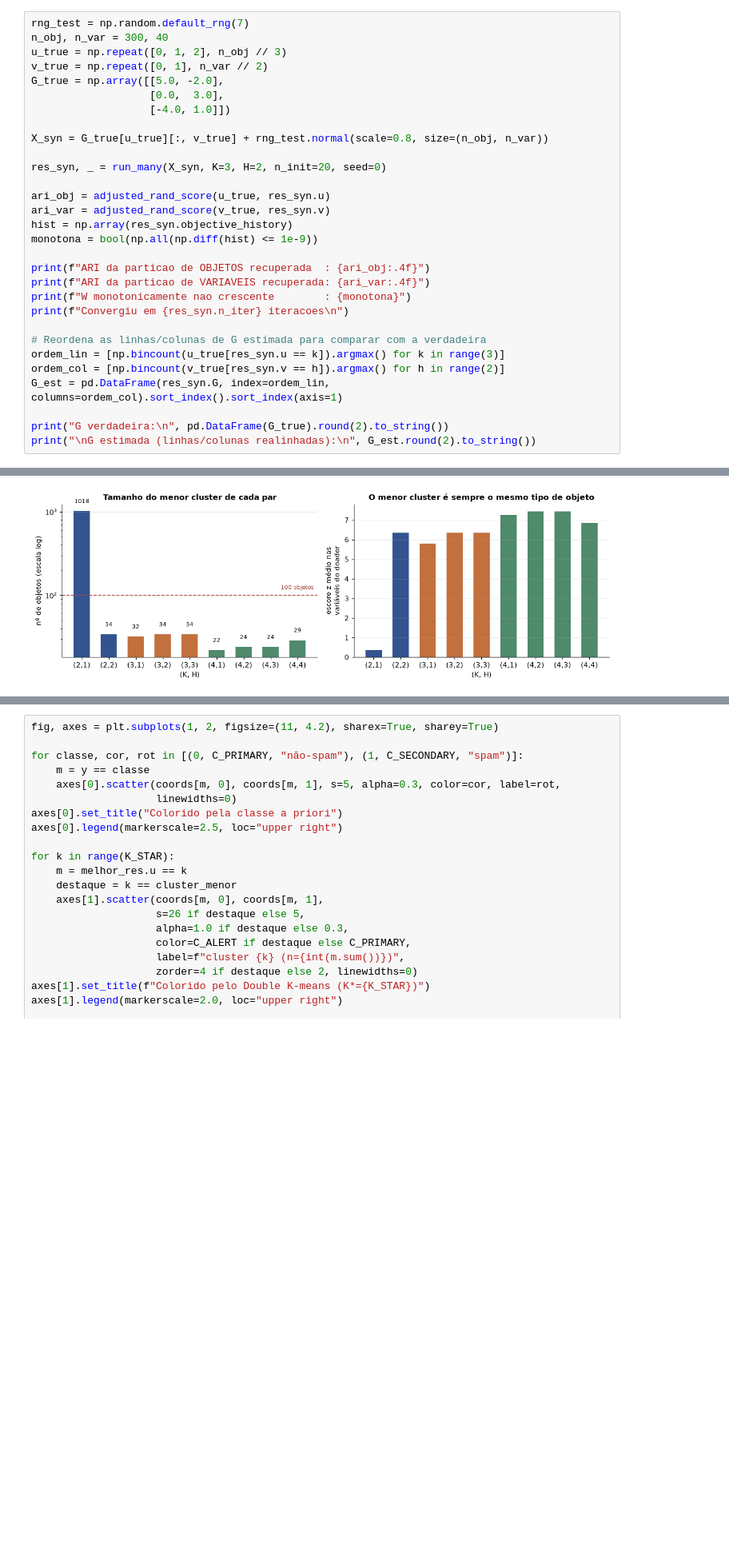
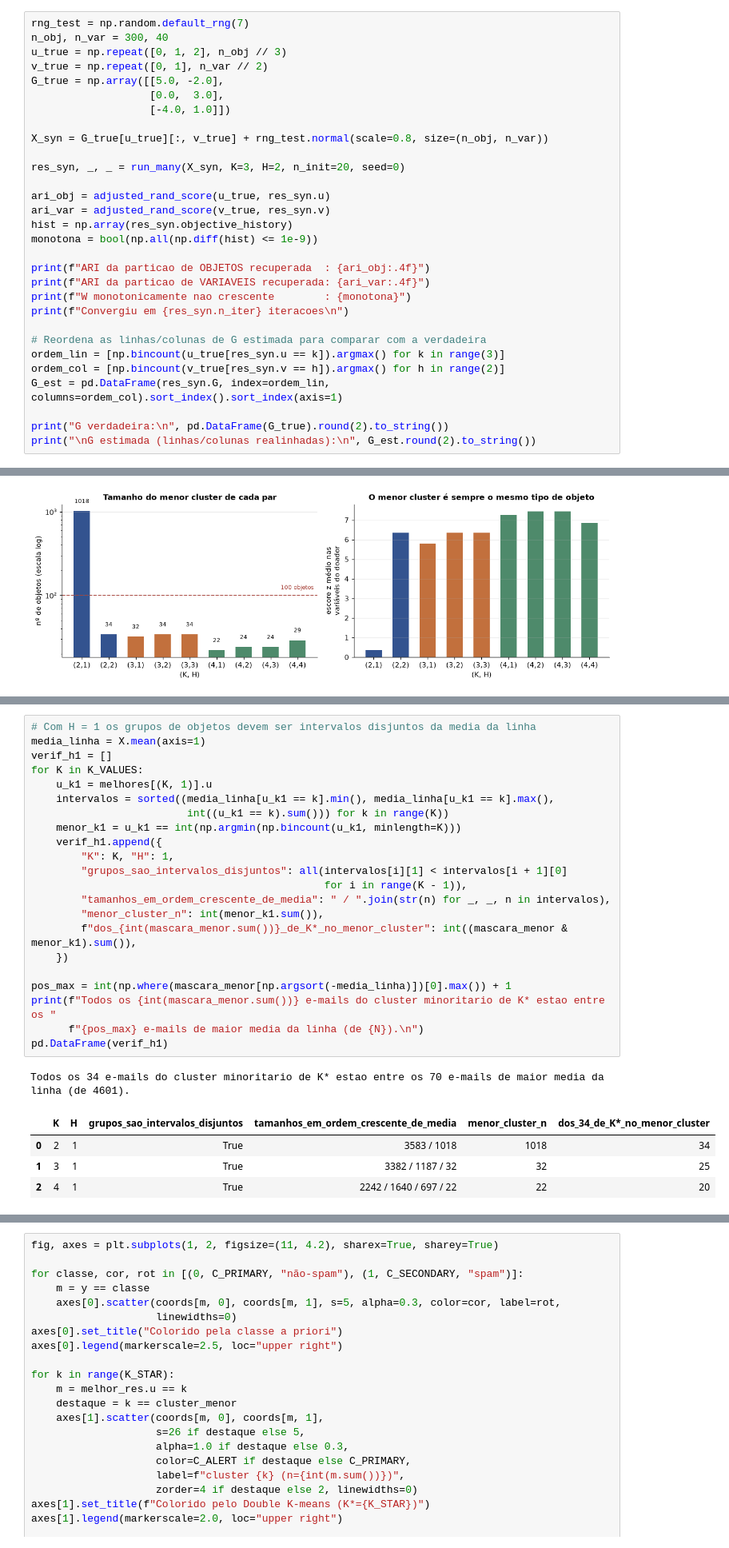
Before and after one commit to Yara-R/Double-k-means, a Jupyter notebook: q1/questao1_double_kmeans.ipynb, the cells around one changed output, grey strips where cells are left out. Shown at 80% size. Drawn from its saved outputs; the diff is of its cells as text; blank space fills up the shorter version.

```diff
--- a/q1/questao1_double_kmeans.ipynb
+++ b/q1/questao1_double_kmeans.ipynb
@@ -713,7 +758,7 @@ G_true = np.array([[5.0, -2.0],
 
 X_syn = G_true[u_true][:, v_true] + rng_test.normal(scale=0.8, size=(n_obj, n_var))
 
-res_syn, _ = run_many(X_syn, K=3, H=2, n_init=20, seed=0)
+res_syn, _, _ = run_many(X_syn, K=3, H=2, n_init=20, seed=0)
 
 ari_obj = adjusted_rand_score(u_true, res_syn.u)
 ari_var = adjusted_rand_score(v_true, res_syn.v)
@@ -1674,0 +1768,28 @@ plt.show()
+# %%
+# Com H = 1 os grupos de objetos devem ser intervalos disjuntos da media da linha
+media_linha = X.mean(axis=1)
+verif_h1 = []
+for K in K_VALUES:
+    u_k1 = melhores[(K, 1)].u
+    intervalos = sorted((media_linha[u_k1 == k].min(), media_linha[u_k1 == k].max(),
+                         int((u_k1 == k).sum())) for k in range(K))
+    menor_k1 = u_k1 == int(np.argmin(np.bincount(u_k1, minlength=K)))
+    verif_h1.append({
+        "K": K, "H": 1,
+        "grupos_sao_intervalos_disjuntos": all(intervalos[i][1] < intervalos[i + 1][0]
+                                               for i in range(K - 1)),
+        "tamanhos_em_ordem_crescente_de_media": " / ".join(str(n) for _, _, n in intervalos),
+        "menor_cluster_n": int(menor_k1.sum()),
+        f"dos_{int(mascara_menor.sum())}_de_K*_no_menor_cluster": int((mascara_menor & menor_k1).sum()),
+    })
+
+pos_max = int(np.where(mascara_menor[np.argsort(-media_linha)])[0].max()) + 1
+print(f"Todos os {int(mascara_menor.sum())} e-mails do cluster minoritario de K* estao entre os "
+      f"{pos_max} e-mails de maior media da linha (de {N}).\n")
+pd.DataFrame(verif_h1)
+# %% [output]
+Todos os 34 e-mails do cluster minoritario de K* estao entre os 70 e-mails de maior media da linha (de 4601).
+|  | K | H | grupos_sao_intervalos_disjuntos | tamanhos_em_ordem_crescente_de_media | menor_cluster_n | dos_34_de_K*_no_menor_cluster |
+| 0 | 2 | 1 | True | 3583 / 1018 | 1018 | 34 |
+| 1 | 3 | 1 | True | 3382 / 1187 / 32 | 32 | 25 |
+| 2 | 4 | 1 | True | 2242 / 1640 / 697 / 22 | 22 | 20 |
```
Also changed, not shown: parts of 30 cells of this notebook, 24 other files.
